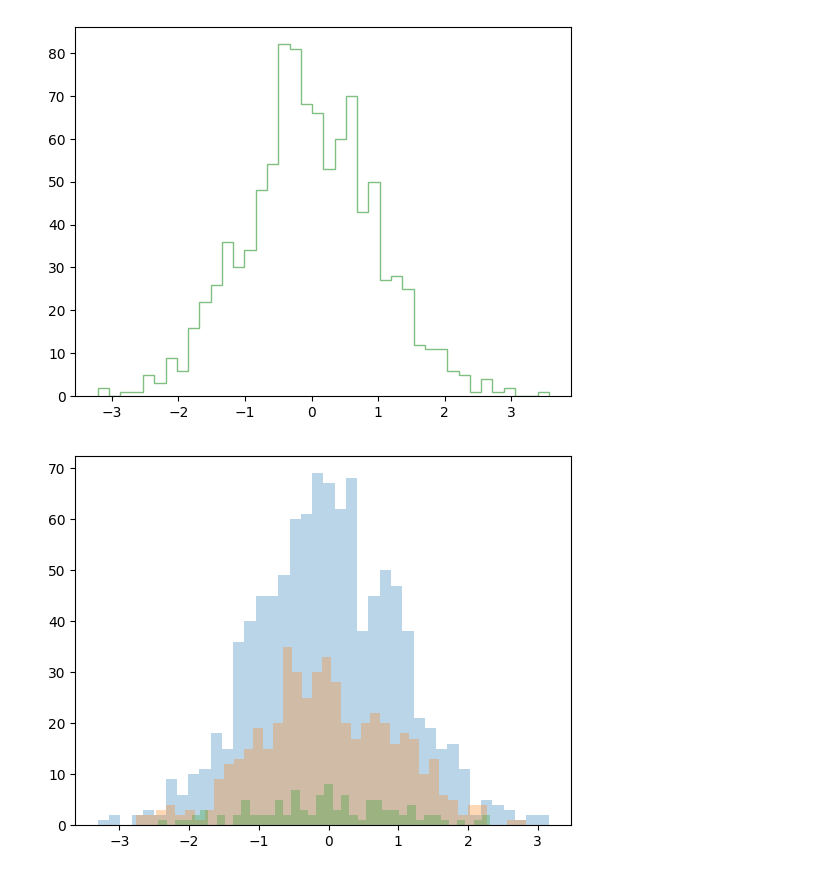
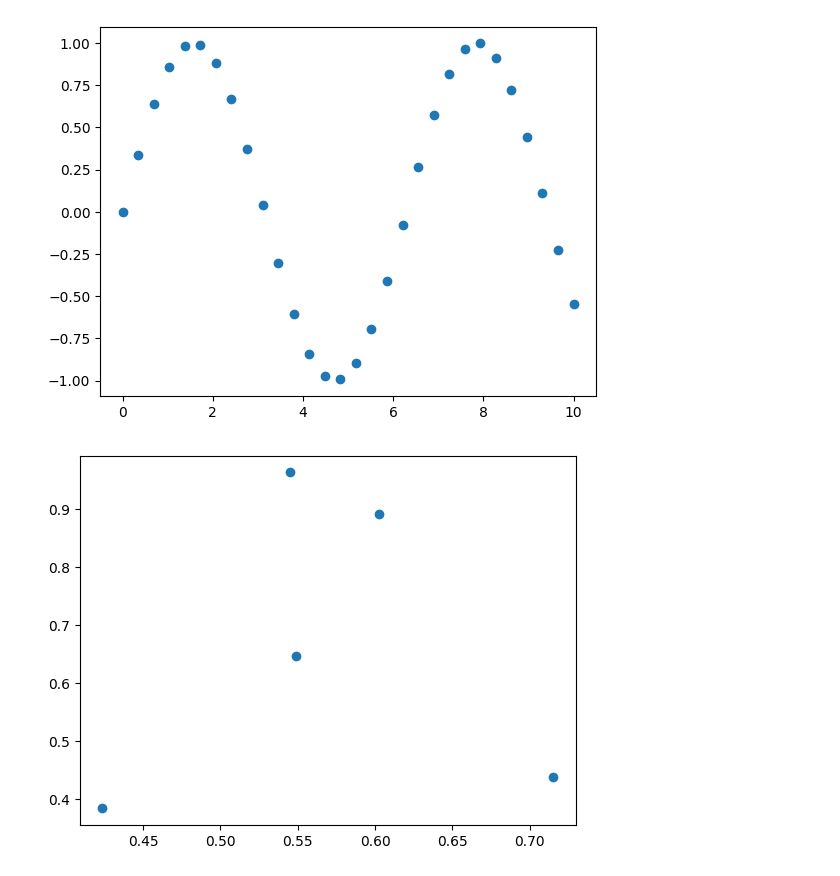
Before and after one commit to XavZol/Matplotlib, a Jupyter notebook: Matplotlib_New.ipynb, the cells around one changed output. Drawn from its saved outputs; the diff is of its cells as text; code cells hidden in the pictures.

Commit message:
Gráficos Scatter

```diff
--- a/Matplotlib_New.ipynb
+++ b/Matplotlib_New.ipynb
@@ -58,17 +1,19 @@ plt.show();
-# %%
-
-plt.hist(numeros, bins=40, alpha=0.5, color='red', edgecolor='green', histtype='step')
-plt.show();
-# %% [output]
-[figure, removed]
-# %%
-
-x1 = np.random.randn(1000)
-x2 = np.random.randn(500)
-x3 = np.random.randn(100)
-plt.hist(x1, histtype='stepfilled', alpha=0.3, bins=40)
-plt.hist(x2, histtype='stepfilled', alpha=0.3, bins=40)
-plt.hist(x3, histtype='stepfilled', alpha=0.3, bins=40)
-plt.show();
-# %% [output]
-[figure, removed]
+# %%
+import pandas as pd
+import numpy as np
+import matplotlib.pyplot as plt
+
+x = np.linspace( 0, 10, 30)
+y = np.sin(x)
+
+plt.plot(x, y, 'o') # Gráfico Scatter
+plt.show();
+
+aleatorio = np.random.RandomState(0)
+marcadores = ['o', 'x', '+', 'v', 's', 'd']
+for marcador in marcadores:
+    plt.plot(aleatorio.rand(5), aleatorio.rand(5), marcador)
+    plt.show()
+# %% [output]
+[figure, added]
+[figure, added]
```
Also changed, not shown: parts of 9 cells of this notebook, 2 other files.
